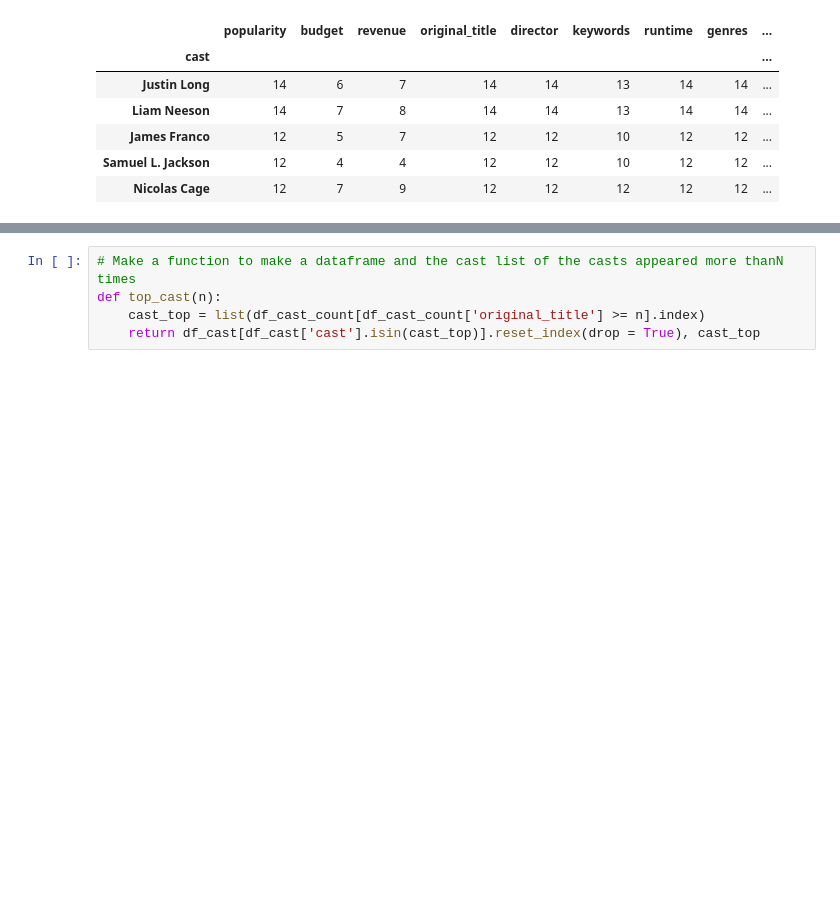
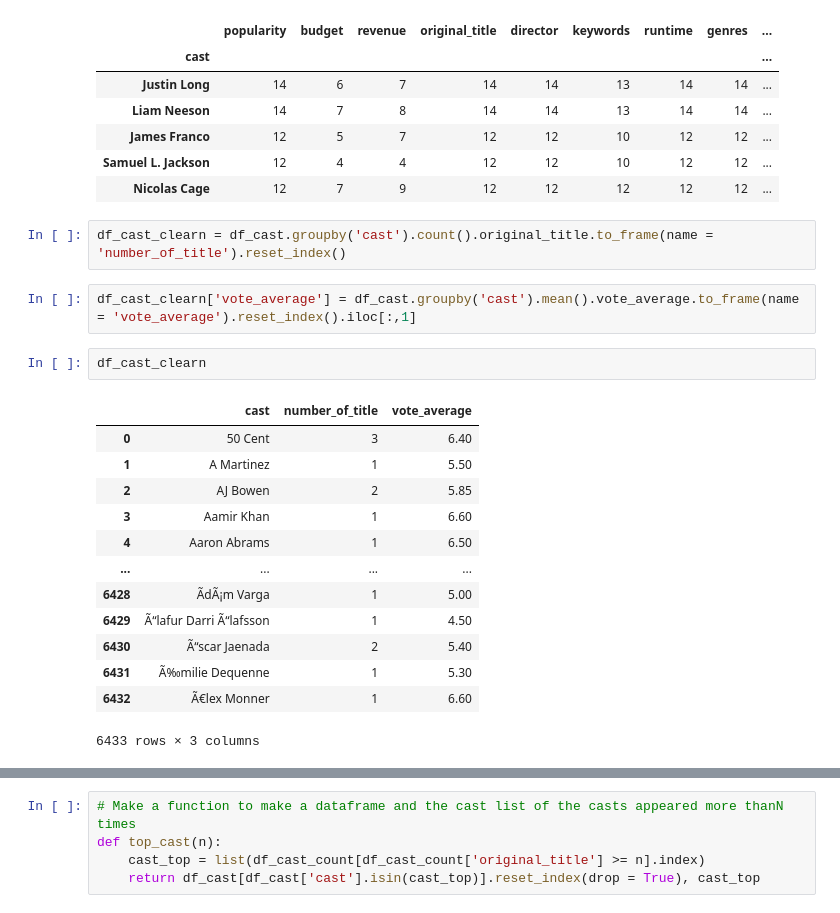
Before and after one commit to KaoriMI/Project_Investigate_a_Dataset, a Jupyter notebook: investigate-a-dataset-template.ipynb, the cells around one changed output, grey strips where cells are left out. Saved outputs shown, nothing was run; the diff lists cells and outputs as text; blank space fills up the shorter version.

```diff
--- a/investigate-a-dataset-template.ipynb
+++ b/investigate-a-dataset-template.ipynb
@@ -359,3 +359,23 @@ df_cast_count.head()
 | James Franco | 12 | 5 | 7 | 12 | 12 | 10 | 12 | 12 | ... |
 | Samuel L. Jackson | 12 | 4 | 4 | 12 | 12 | 10 | 12 | 12 | ... |
 | Nicolas Cage | 12 | 7 | 9 | 12 | 12 | 12 | 12 | 12 | ... |
+# %%
+df_cast_clearn = df_cast.groupby('cast').count().original_title.to_frame(name = 'number_of_title').reset_index()
+# %%
+df_cast_clearn['vote_average'] = df_cast.groupby('cast').mean().vote_average.to_frame(name = 'vote_average').reset_index().iloc[:,1]
+# %%
+df_cast_clearn
+# %% [output]
+|  | cast | number_of_title | vote_average |
+| 0 | 50 Cent | 3 | 6.40 |
+| 1 | A Martinez | 1 | 5.50 |
+| 2 | AJ Bowen | 2 | 5.85 |
+| 3 | Aamir Khan | 1 | 6.60 |
+| 4 | Aaron Abrams | 1 | 6.50 |
+| ... | ... | ... | ... |
+| 6428 | ÃdÃ¡m Varga | 1 | 5.00 |
+| 6429 | Ã“lafur Darri Ã“lafsson | 1 | 4.50 |
+| 6430 | Ã“scar Jaenada | 2 | 5.40 |
+| 6431 | Ã‰milie Dequenne | 1 | 5.30 |
+| 6432 | Ã€lex Monner | 1 | 6.60 |
+6433 rows × 3 columns
```
Also changed, not shown: parts of 7 cells of this notebook, 1 other file.
